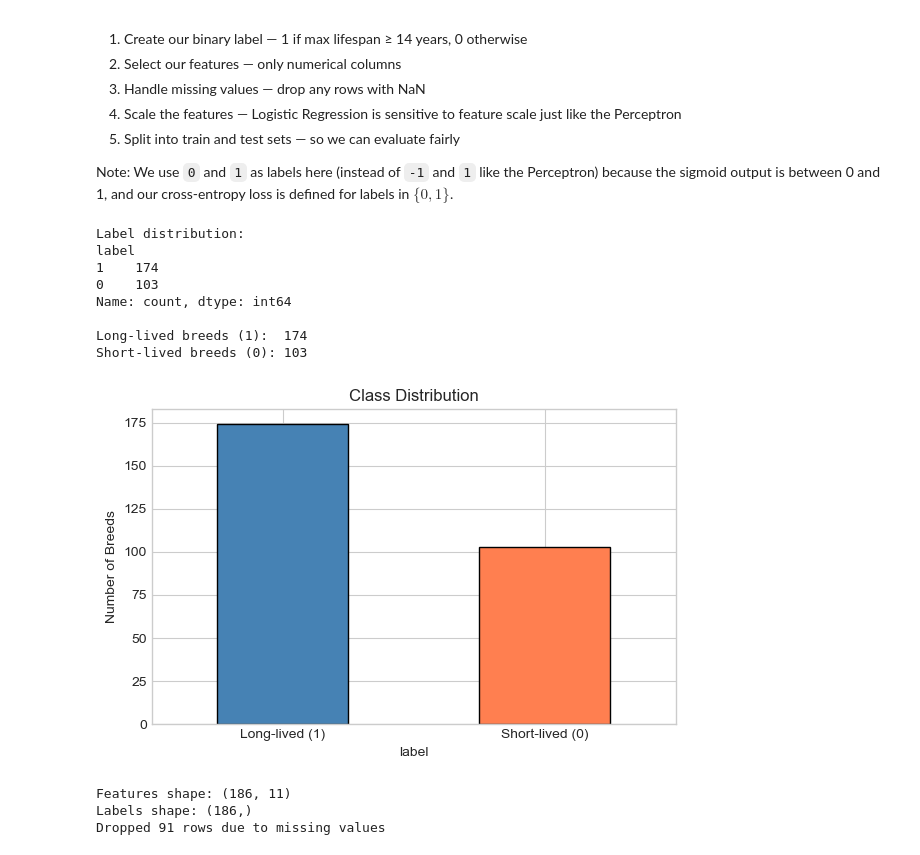
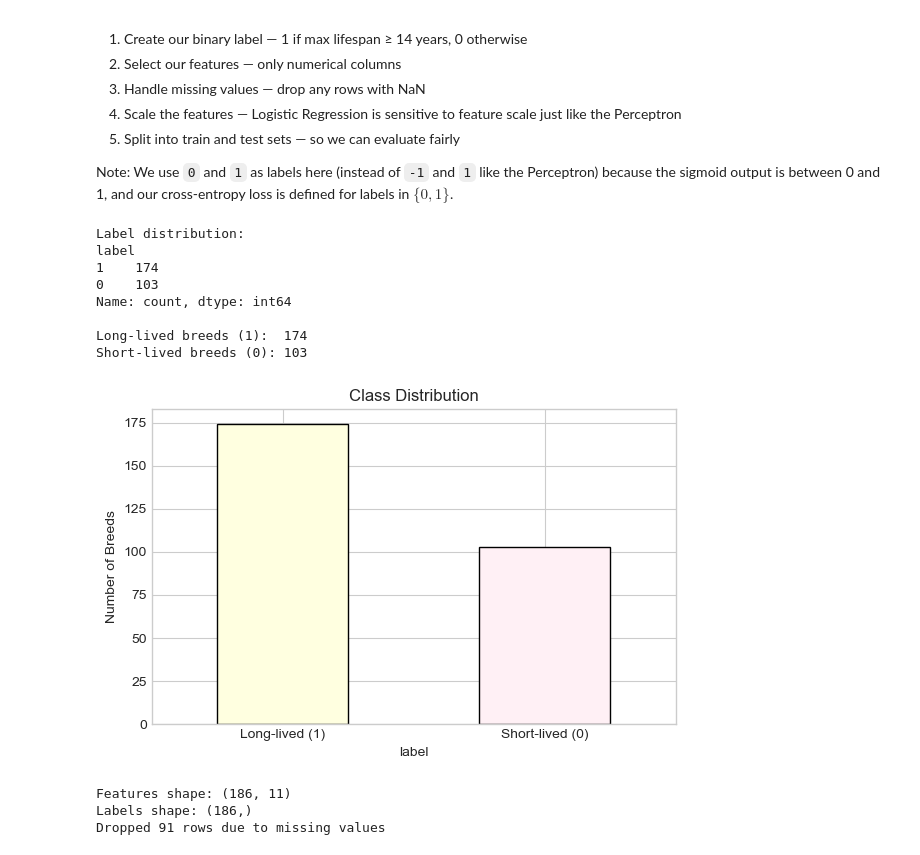
Before and after one commit to ml230-2026/CMOR438, a Jupyter notebook: examples/supervised/C) Logistic Regression/logistic_regression.ipynb, the cells around one changed output. Drawn from its saved outputs; the diff is of its cells as text; code cells hidden in the pictures.

```diff
--- a/examples/supervised/C) Logistic Regression/logistic_regression.ipynb
+++ b/examples/supervised/C) Logistic Regression/logistic_regression.ipynb
@@ -254,32 +254,32 @@ Note: We use `0` and `1` as labels here (instead of `-1` and `1` like the Percep
 # %%
 # Step 1: Create binary label
 # 1 = long-lived (max lifespan >= 14 years)
 # 0 = short-lived (max lifespan < 14 years)
 df['label'] = df['max_expectancy'].apply(lambda x: 1 if x >= 14 else 0)
 
 print('Label distribution:')
 print(df['label'].value_counts())
 print()
 print(f'Long-lived breeds (1):  {(df["label"] == 1).sum()}')
 print(f'Short-lived breeds (0): {(df["label"] == 0).sum()}')
 
-df['label'].value_counts().plot(kind='bar', color=['steelblue', 'coral'],
+df['label'].value_counts().plot(kind='bar', color=['lightyellow', 'lavenderblush'],
                                  edgecolor='black', figsize=(6, 4))
 plt.xticks([0, 1], ['Long-lived (1)', 'Short-lived (0)'], rotation=0)
 plt.ylabel('Number of Breeds')
 plt.title('Class Distribution')
 plt.tight_layout()
 plt.show()
 # %% [output]
 Label distribution:
 label
 1    174
 0    103
 Name: count, dtype: int64
 
 Long-lived breeds (1):  174
 Short-lived breeds (0): 103
-[figure, old version]
+[figure, new version]
 # %%
 # Step 2: Select numerical features
 feature_cols = [
```
Also changed, not shown: parts of 3 cells of this notebook.
